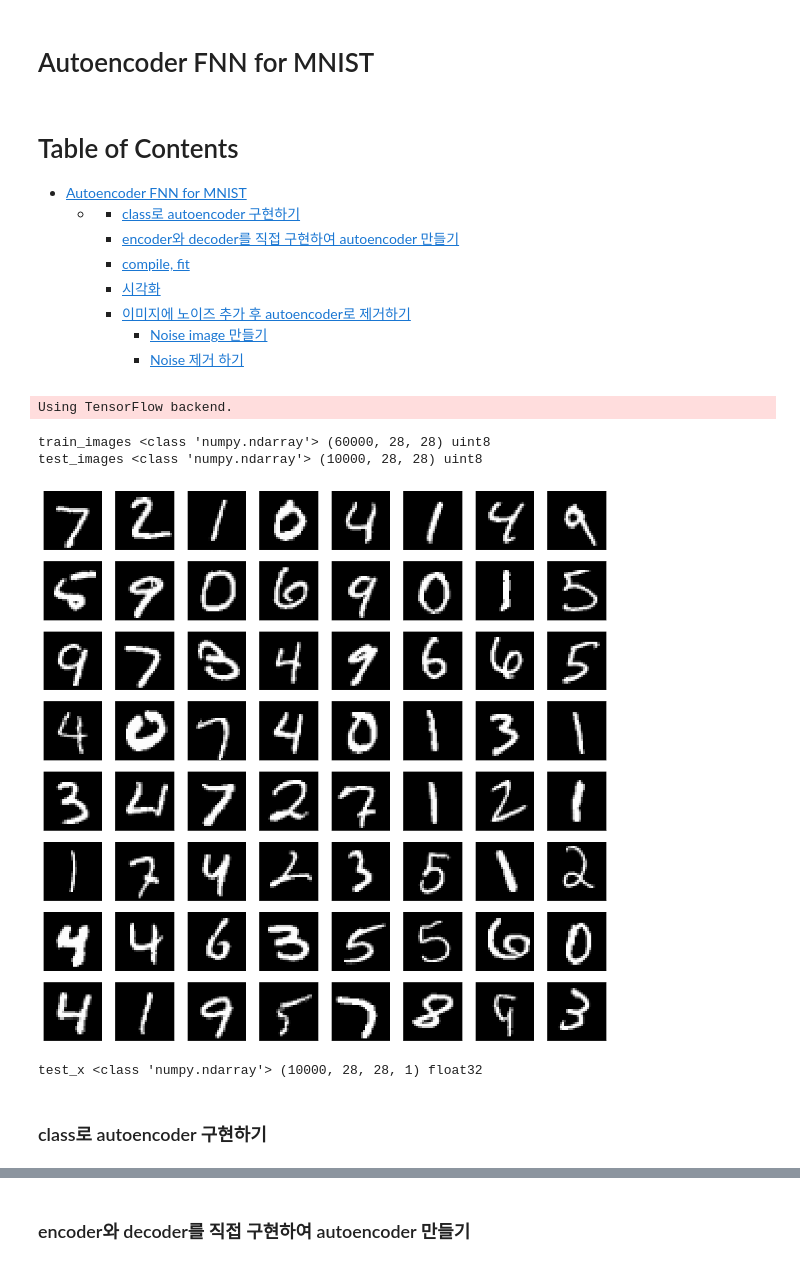
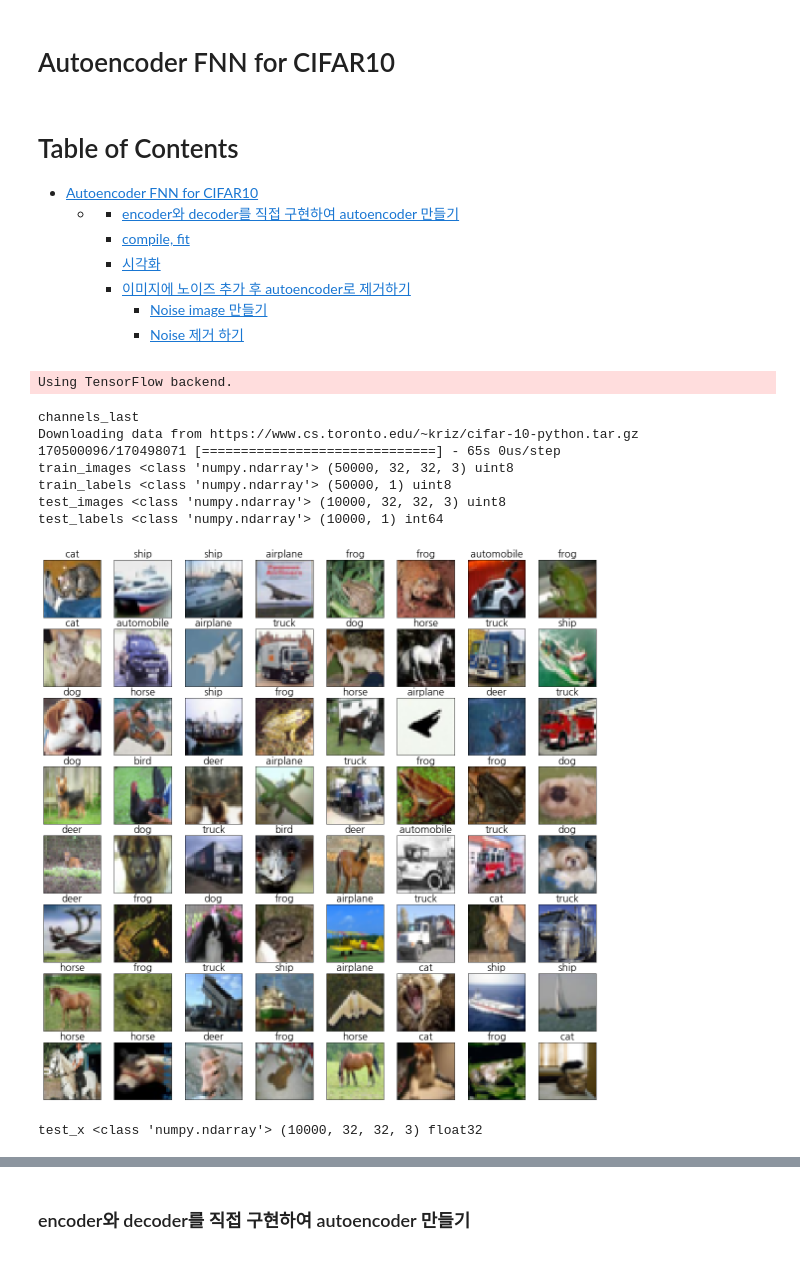
Before and after one commit to sungalex/computer-vision, a Jupyter notebook: keras/19 Auto encoder 2 FNN CIFAR10.ipynb, the cells around one changed output, grey strips where cells are left out. Cells and saved outputs as stored; diff of their text form; code cells hidden in the pictures.

```diff
--- a/keras/19 Auto encoder 2 FNN CIFAR10.ipynb
+++ b/keras/19 Auto encoder 2 FNN CIFAR10.ipynb
@@ -1,36 +1,48 @@
 # %% [markdown]
-# Autoencoder FNN for MNIST
+# Autoencoder FNN for CIFAR10
 # %% [markdown]
 <h1>Table of Contents<span class="tocSkip"></span></h1>
-<div class="toc"><ul class="toc-item"><li><span><a href="#Autoencoder-FNN-for-MNIST" data-toc-modified-id="Autoencoder-FNN-for-MNIST-1">Autoencoder FNN for MNIST</a></span><ul class="toc-item"><li><ul class="toc-item"><li><span><a href="#class로-autoencoder-구현하기" data-toc-modified-id="class로-autoencoder-구현하기-1.0.1">class로 autoencoder 구현하기</a></span></li><li><span><a href="#encoder와-decoder를-직접-구현하여-autoencoder-만들기" data-toc-modified-id="encoder와-decoder를-직접-구현하여-autoencoder-만들기-1.0.2">encoder와 decoder를 직접 구현하여 autoencoder 만들기</a></span></li><li><span><a href="#compile,-fit" data-toc-modified-id="compile,-fit-1.0.3">compile, fit</a></span></li><li><span><a href="#시각화" data-toc-modified-id="시각화-1.0.4">시각화</a></span></li><li><span><a href="#이미지에-노이즈-추가-후-autoencoder로-제거하기" data-toc-modified-id="이미지에-노이즈-추가-후-autoencoder로-제거하기-1.0.5">이미지에 노이즈 추가 후 autoencoder로 제거하기</a></span><ul class="toc-item"><li><span><a href="#Noise-image-만들기" data-toc-modified-id="Noise-image-만들기-1.0.5.1">Noise image 만들기</a></span></li><li><span><a href="#Noise-제거-하기" data-toc-modified-id="Noise-제거-하기-1.0.5.2">Noise 제거 하기</a></span></li></ul></li></ul></li></ul></li></ul></div>
+<div class="toc"><ul class="toc-item"><li><span><a href="#Autoencoder-FNN-for-CIFAR10" data-toc-modified-id="Autoencoder-FNN-for-CIFAR10-1">Autoencoder FNN for CIFAR10</a></span><ul class="toc-item"><li><ul class="toc-item"><li><span><a href="#encoder와-decoder를-직접-구현하여-autoencoder-만들기" data-toc-modified-id="encoder와-decoder를-직접-구현하여-autoencoder-만들기-1.0.1">encoder와 decoder를 직접 구현하여 autoencoder 만들기</a></span></li><li><span><a href="#compile,-fit" data-toc-modified-id="compile,-fit-1.0.2">compile, fit</a></span></li><li><span><a href="#시각화" data-toc-modified-id="시각화-1.0.3">시각화</a></span></li><li><span><a href="#이미지에-노이즈-추가-후-autoencoder로-제거하기" data-toc-modified-id="이미지에-노이즈-추가-후-autoencoder로-제거하기-1.0.4">이미지에 노이즈 추가 후 autoencoder로 제거하기</a></span><ul class="toc-item"><li><span><a href="#Noise-image-만들기" data-toc-modified-id="Noise-image-만들기-1.0.4.1">Noise image 만들기</a></span></li><li><span><a href="#Noise-제거-하기" data-toc-modified-id="Noise-제거-하기-1.0.4.2">Noise 제거 하기</a></span></li></ul></li></ul></li></ul></li></ul></div>
-# %%
-from keras import datasets, layers, models, utils
-import matplotlib.pyplot as plt
-import numpy as np
-%matplotlib inline
-
-(train_images, _), (test_images, _) = datasets.mnist.load_data()
-# %% [output]
-Using TensorFlow backend.
 # %%
+from keras import datasets, layers, models, utils
+import keras.backend as K
+import matplotlib.pyplot as plt
+import numpy as np
+%matplotlib inline
+
+K.set_image_data_format( 'channels_last' )
+print( K.image_data_format() )
+
+(train_images, train_labels), (test_images, test_labels) = datasets.cifar10.load_data()
+
 print( 'train_images', type(train_images), train_images.shape, train_images.dtype )
+print( 'train_labels', type(train_labels), train_labels.shape, train_labels.dtype )
 print( 'test_images', type(test_images), test_images.shape, test_images.dtype )
+print( 'test_labels', type(test_labels), test_labels.shape, test_labels.dtype )
+
+class_names = ['airplane', 'automobile', 'bird', 'cat', 'deer',
+               'dog', 'frog', 'horse', 'ship', 'truck' ]
 
 plt.figure( figsize=(20,20) )
 for i in range(0, 8*8):
     plt.subplot(8,8,i+1)
     plt.xticks([]); plt.yticks([])
-    plt.imshow( test_images[i], cmap="gray" )
+    plt.title( class_names[test_labels[i][0]], {'fontsize':20} )
+    plt.imshow( test_images[i] )
 # %% [output]
-train_images <class 'numpy.ndarray'> (60000, 28, 28) uint8
-test_images <class 'numpy.ndarray'> (10000, 28, 28) uint8
+Using TensorFlow backend.
+channels_last
+Downloading data from https://www.cs.toronto.edu/~kriz/cifar-10-python.tar.gz
+170500096/170498071 [==============================] - 65s 0us/step
+train_images <class 'numpy.ndarray'> (50000, 32, 32, 3) uint8
+train_labels <class 'numpy.ndarray'> (50000, 1) uint8
+test_images <class 'numpy.ndarray'> (10000, 32, 32, 3) uint8
+test_labels <class 'numpy.ndarray'> (10000, 1) int64
-[figure, old version]
+[figure, new version]
 # %%
-_, H, W = train_images.shape
-train_x = ( train_images.reshape(-1, H, W, 1) / 255 ).astype('float32')
-test_x = ( test_images.reshape(-1, H, W, 1) / 255 ).astype('float32')
+_, H, W, C = train_images.shape
+train_x = ( train_images / 255 ).astype('float32')
+test_x = ( test_images / 255 ).astype('float32')
 print( 'test_x', type(test_x), test_x.shape, test_x.dtype )
 # %% [output]
-test_x <class 'numpy.ndarray'> (10000, 28, 28, 1) float32
+test_x <class 'numpy.ndarray'> (10000, 32, 32, 3) float32
-# %% [markdown]
-### class로 autoencoder 구현하기
```
Also changed, not shown: parts of 16 cells of this notebook.
